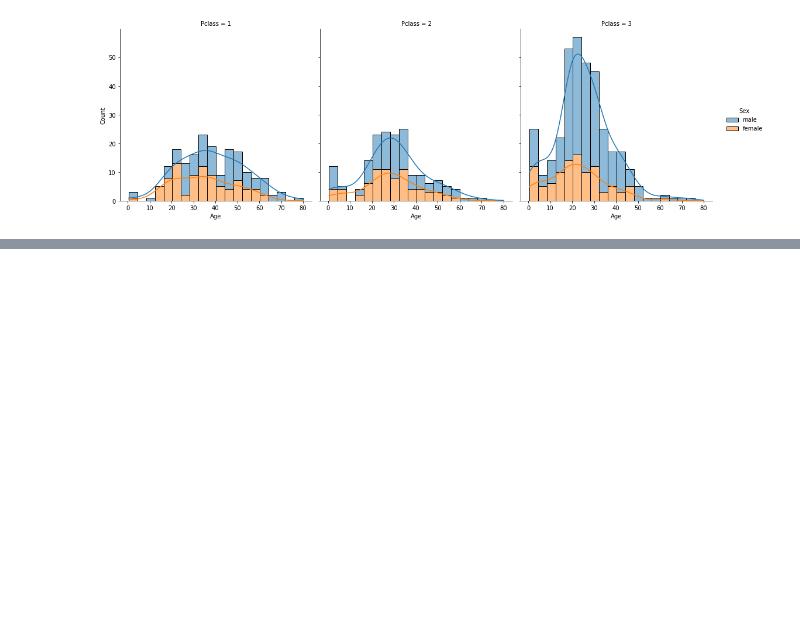
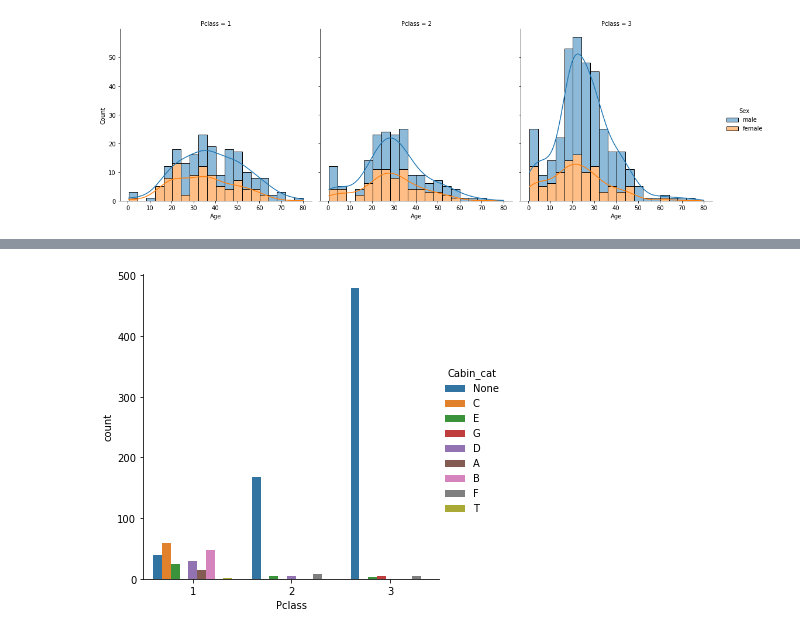
Before and after one commit to JunzhongLin/Kaggle_Contest, a Jupyter notebook: Titanic/titanic_explore.ipynb, the cells around one changed output, grey strips where cells are left out. Saved outputs shown, nothing was run; the diff lists cells and outputs as text; code cells hidden in the pictures; blank space fills up the shorter version.

```diff
--- a/Titanic/titanic_explore.ipynb
+++ b/Titanic/titanic_explore.ipynb
@@ -109,0 +119,4 @@ Categories (10, interval[int64, left]): [[0, 5) < [5, 10) < [10, 15) < [15, 20)
+# %%
+g = sns.catplot(data=train_data, x='Pclass', hue='Cabin_cat', kind='count')
+# %% [output]
+[figure, added]
```
Also changed, not shown: parts of 19 cells of this notebook.
